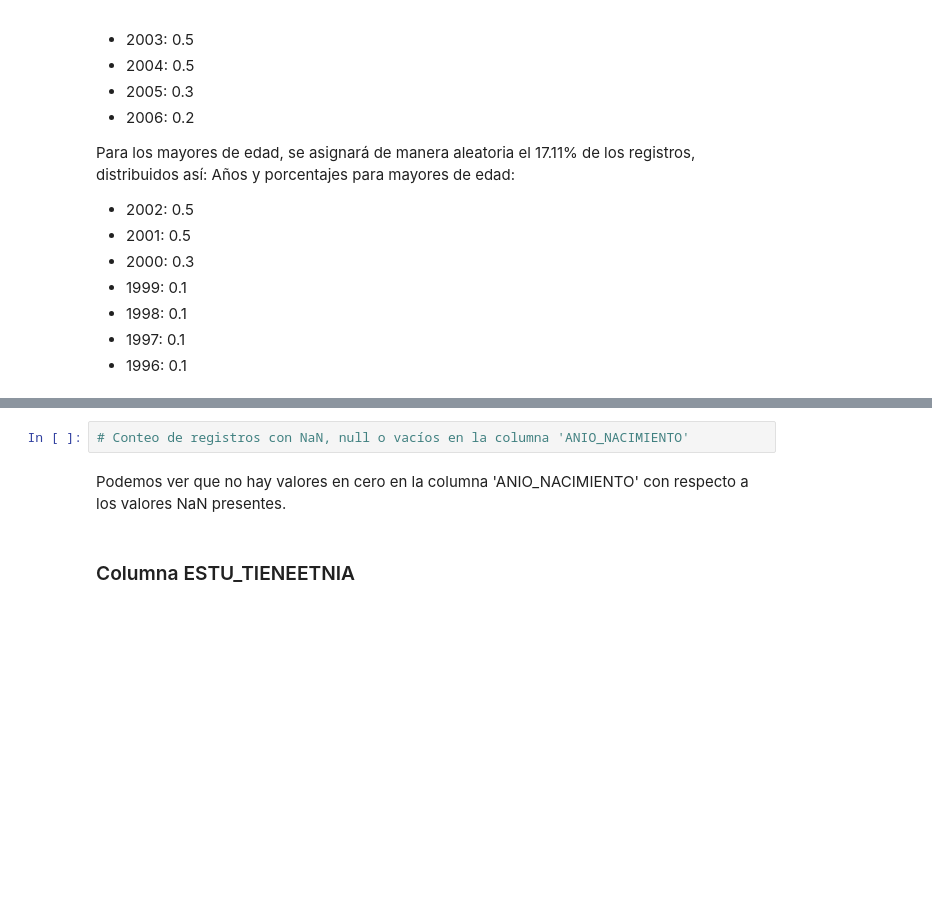
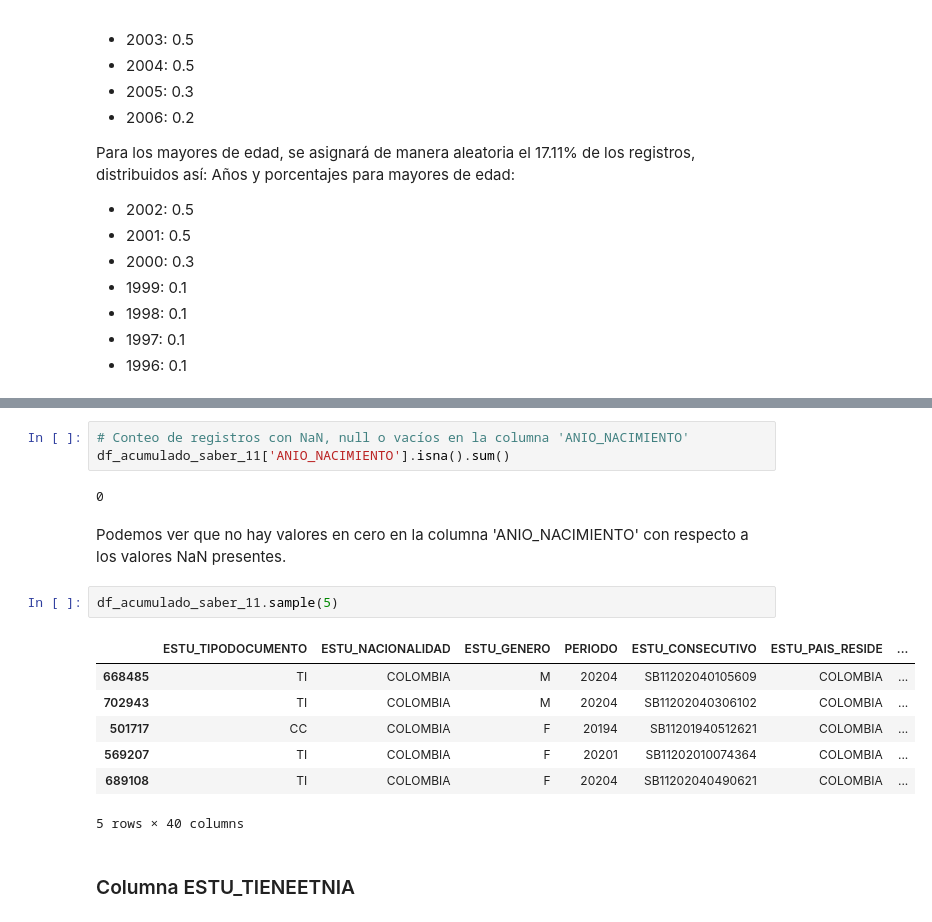
Before and after one commit to wespitia9/AVDV3-219, a Jupyter notebook: Modulo_2-Estadistica_y_Modelado_Matematico_Avanzado/Modulo-2_dev.ipynb, the cells around one changed output, grey strips where cells are left out. Drawn from its saved outputs; the diff is of its cells as text; blank space fills up the shorter version.

```diff
--- a/Modulo_2-Estadistica_y_Modelado_Matematico_Avanzado/Modulo-2_dev.ipynb
+++ b/Modulo_2-Estadistica_y_Modelado_Matematico_Avanzado/Modulo-2_dev.ipynb
@@ -830,7 +824,20 @@ Name: count, dtype: int64
 # %%
 # Conteo de registros con NaN, null o vacíos en la columna 'ANIO_NACIMIENTO'
+df_acumulado_saber_11['ANIO_NACIMIENTO'].isna().sum()
+# %% [output]
+0
 # %% [markdown]
 Podemos ver que no hay valores en cero en la columna 'ANIO_NACIMIENTO' con respecto a los valores NaN presentes.
+# %%
+df_acumulado_saber_11.sample(5)
+# %% [output]
+|  | ESTU_TIPODOCUMENTO | ESTU_NACIONALIDAD | ESTU_GENERO | PERIODO | ESTU_CONSECUTIVO | ESTU_PAIS_RESIDE | ... |
+| 668485 | TI | COLOMBIA | M | 20204 | SB11202040105609 | COLOMBIA | ... |
+| 702943 | TI | COLOMBIA | M | 20204 | SB11202040306102 | COLOMBIA | ... |
+| 501717 | CC | COLOMBIA | F | 20194 | SB11201940512621 | COLOMBIA | ... |
+| 569207 | TI | COLOMBIA | F | 20201 | SB11202010074364 | COLOMBIA | ... |
+| 689108 | TI | COLOMBIA | F | 20204 | SB11202040490621 | COLOMBIA | ... |
+5 rows × 40 columns
 # %% [markdown]
 ### Columna ESTU_TIENEETNIA
 # %%
```
Also changed, not shown: parts of 4 cells of this notebook.
